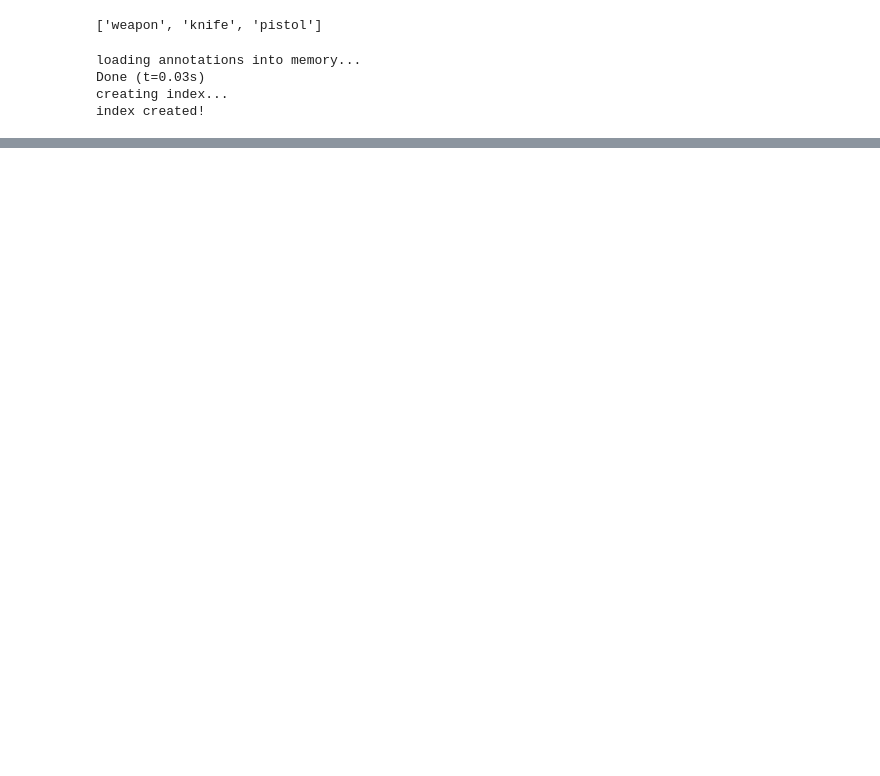
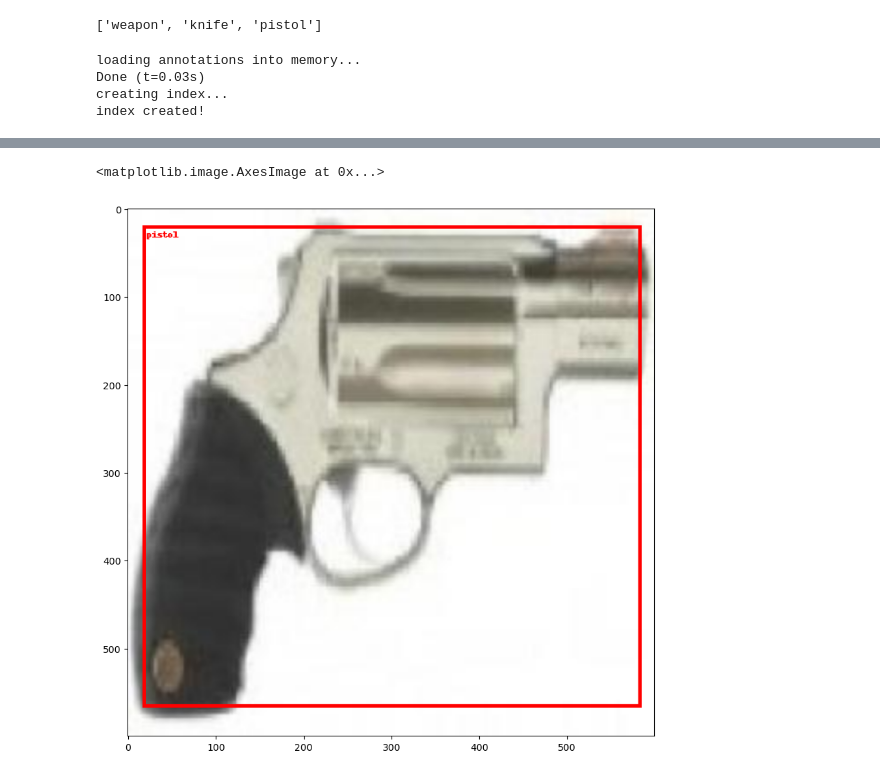
Before and after one commit to IqmanS/Object_Detection, a Jupyter notebook: Object-Detection-YOLOv5+FasterRCNN-MobileNetv3.ipynb, the cells around one changed output, grey strips where cells are left out. Drawn from its saved outputs; the diff is of its cells as text; code cells hidden in the pictures; blank space fills up the shorter version.

Commit message:
Kaggle Notebook | Gun & Knife Detection | YOLOv5 & FasterRCNN | Version 3

```diff
--- a/Object-Detection-YOLOv5+FasterRCNN-MobileNetv3.ipynb
+++ b/Object-Detection-YOLOv5+FasterRCNN-MobileNetv3.ipynb
@@ -339,0 +315,2 @@ Epoch 0, lr: 0.010000, loss: 0.419619, loss_classifier: 0.173419, loss_box: 0.17
+# %%
+loadedModel = torch.load("/kaggle/working/frcnn-mobilenetv3.pt")
@@ -339,0 +320,2 @@ Epoch 0, lr: 0.010000, loss: 0.419619, loss_classifier: 0.173419, loss_box: 0.17
+# %%
+test_dataset = DatasetDetection(root=dataset_path, split="test", transforms=get_transforms(False))
@@ -339,0 +336,14 @@ Epoch 0, lr: 0.010000, loss: 0.419619, loss_classifier: 0.173419, loss_box: 0.17
+# %%
+img, _ = test_dataset[20]
+img_int = torch.tensor(img*255, dtype=torch.uint8)
+with torch.no_grad():
+    prediction = loadedModel([img.to(device)])
+    pred = prediction[0]
+
+fig = plt.figure(figsize=(14, 10))
+plt.imshow(draw_bounding_boxes(img_int,pred['boxes'][pred['scores'] > 0.5],
+    [classes[i] for i in pred['labels'][pred['scores'] > 0.5].tolist()], width=4,colors=(255,0,0)
+).permute(1, 2, 0))
+# %% [output]
+<matplotlib.image.AxesImage at 0x...>
+[figure, added]
```
Also changed, not shown: parts of 33 cells of this notebook.
